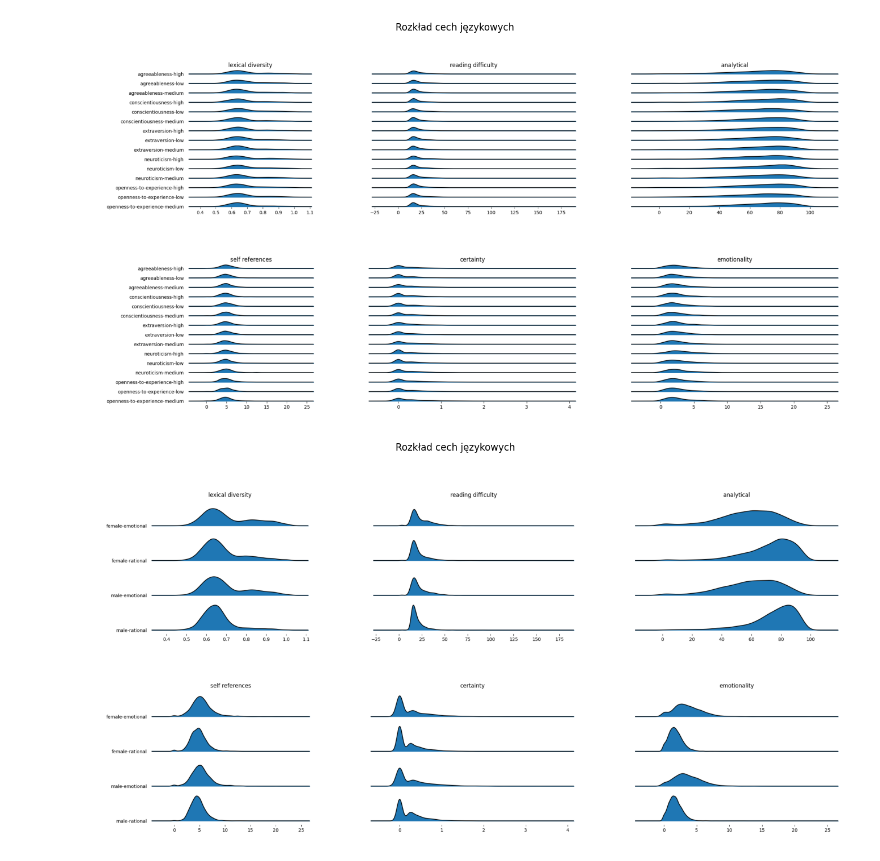
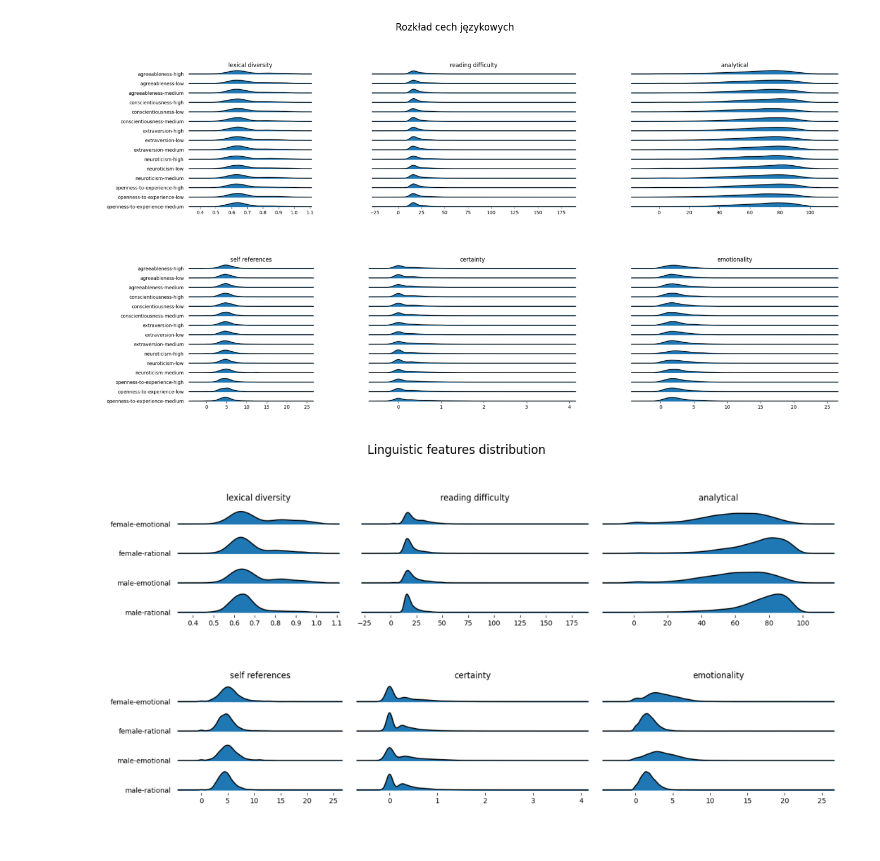
Before and after one commit to azoz01/data-science-workshop-2025L, a Jupyter notebook: linguistic_feature_analysis/all_llms_emotional.ipynb, the cells around one changed output. Drawn from its saved outputs; the diff is of its cells as text; code cells hidden in the pictures.

```diff
--- a/linguistic_feature_analysis/all_llms_emotional.ipynb
+++ b/linguistic_feature_analysis/all_llms_emotional.ipynb
@@ -7,12 +7,9 @@ from glob import glob
 import joypy
 from PIL import Image
 from io import BytesIO
+import numpy as np
 
-gender_colormap = {
-    "female": "hotpink",
-    "male": "skyblue",
-    "baseline": "green"
-}
+gender_colormap = {"female": "hotpink", "male": "skyblue", "baseline": "green"}
 
 
 def load_and_add_model(path):
@@ -22,11 +19,11 @@ def load_and_add_model(path):
 
 
 df = pd.concat(
-    [load_and_add_model(path) for path in glob("../../processed/*.csv") if "baseline" not in path]
+    [load_and_add_model(path) for path in glob("../data/processed/*.csv") if "baseline" not in path]
 )
 # %%
 baseline = pd.concat(
-    [load_and_add_model(path) for path in glob("../../processed/*.csv") if "baseline" in path]
+    [load_and_add_model(path) for path in glob("../data/processed/*.csv") if "baseline" in path]
 )
 # %%
 emotional = df[df["type"] == "emotional"]
@@ -185,33 +187,35 @@ plt.show()
 # %%
 df["temp"] = df["gender"] + "-" + df["type"]
 images = []
-for i, measure in enumerate((
-    "lexical diversity",
-    "reading difficulty",
-    "analytical",
-    "self references",
-    "certainty",
-    "emotionality",
-)):
-    fig, axes = joypy.joyplot(df, by="temp", column=measure)
+for i, measure in enumerate(
+    (
+        "lexical diversity",
+        "reading difficulty",
+        "analytical",
+        "self references",
+        "certainty",
+        "emotionality",
+    )
+):
+    fig, axes = joypy.joyplot(df, by="temp", column=measure, figsize=(5, 3))
     if i % 3 != 0:
         for a in axes:
             a.set_yticklabels([])
             a.set_yticks([])
     plt.title(measure)
     buf = BytesIO()
-    plt.tight_layout(pad=1.)
+    plt.tight_layout()
     plt.savefig(buf, format="png")
     buf.seek(0)
     img = Image.open(buf)
     images.append(img)
     plt.close()
-fig, ax = plt.subplots(2, 3, figsize=(24,8))
-plt.suptitle("Rozkład cech językowych")
+fig, ax = plt.subplots(2, 3, figsize=(18, 6))
+plt.suptitle("Linguistic features distribution")
 for a, img in zip(ax.flatten(), images):
     a.imshow(img)
     a.axis("off")
-plt.subplots_adjust(wspace=-.5)
+plt.subplots_adjust(wspace=-0.5)
 plt.show()
 # %% [output]
-[figure, old version]
+[figure, new version]
```
Also changed, not shown: parts of 4 cells of this notebook, 10 other files.
